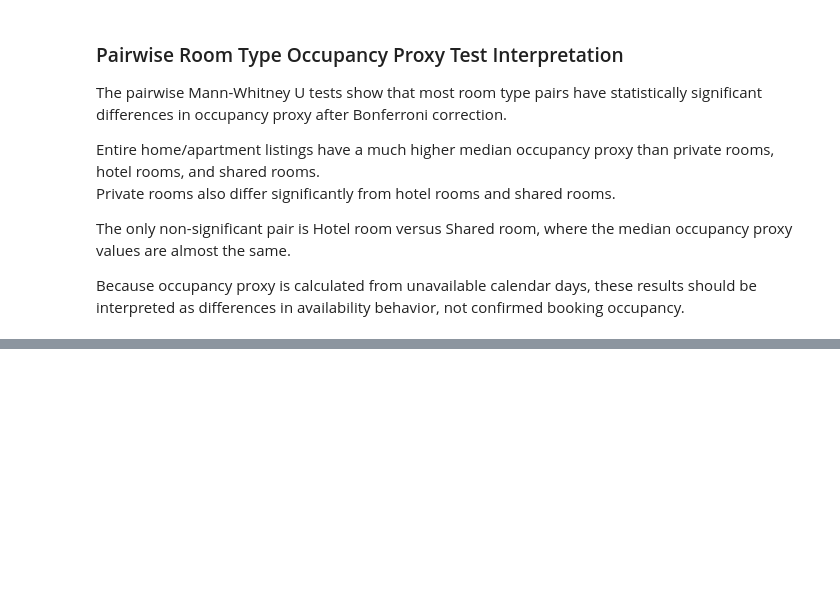
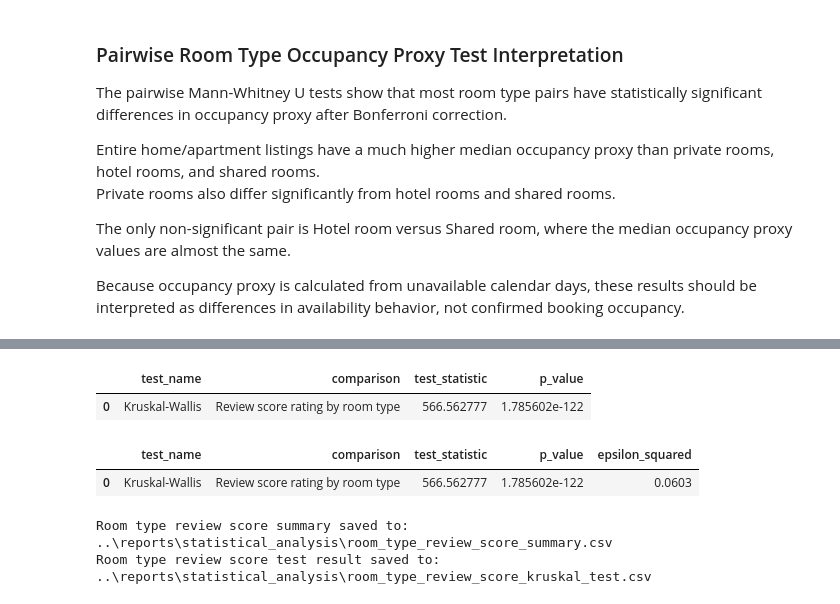
Before and after one commit to Tnadeeja/Inside-Airbnb-Market-Intelligence-Platform-Data-Engineering-Analytics-AI, a Jupyter notebook: notebooks/04_statistical_analysis.ipynb, the cells around one changed output, grey strips where cells are left out. Cells and saved outputs as stored; diff of their text form; code cells hidden in the pictures; blank space fills up the shorter version.

```diff
--- a/notebooks/04_statistical_analysis.ipynb
+++ b/notebooks/04_statistical_analysis.ipynb
@@ -713,0 +760,52 @@ Because occupancy proxy is calculated from unavailable calendar days, these resu
+# %%
+room_type_review_score_groups = []
+
+for room_type in review_score_room_type_df["room_type"].dropna().unique():
+    group_values = review_score_room_type_df[
+        review_score_room_type_df["room_type"] == room_type
+    ]["review_scores_rating"].dropna()
+
+    room_type_review_score_groups.append(group_values)
+
+review_score_kruskal_statistic, review_score_kruskal_p_value = stats.kruskal(
+    *room_type_review_score_groups
+)
+
+room_type_review_score_test_result = pd.DataFrame({
+    "test_name": ["Kruskal-Wallis"],
+    "comparison": ["Review score rating by room type"],
+    "test_statistic": [review_score_kruskal_statistic],
+    "p_value": [review_score_kruskal_p_value]
+})
+
+room_type_review_score_test_result
+# %% [output]
+|  | test_name | comparison | test_statistic | p_value |
+| 0 | Kruskal-Wallis | Review score rating by room type | 566.562777 | 1.785602e-122 |
+# %%
+n = len(review_score_room_type_df)
+k = review_score_room_type_df["room_type"].nunique()
+
+review_score_epsilon_squared = (review_score_kruskal_statistic - k + 1) / (n - k)
+
+room_type_review_score_test_result["epsilon_squared"] = round(
+    review_score_epsilon_squared,
+    4
+)
+
+room_type_review_score_test_result
+# %% [output]
+|  | test_name | comparison | test_statistic | p_value | epsilon_squared |
+| 0 | Kruskal-Wallis | Review score rating by room type | 566.562777 | 1.785602e-122 | 0.0603 |
+# %%
+room_type_review_score_summary_output_path = STAT_REPORTS_PATH / "room_type_review_score_summary.csv"
+room_type_review_score_test_output_path = STAT_REPORTS_PATH / "room_type_review_score_kruskal_test.csv"
+
+room_type_review_score_summary.to_csv(room_type_review_score_summary_output_path, index=False)
+room_type_review_score_test_result.to_csv(room_type_review_score_test_output_path, index=False)
+
+print(f"Room type review score summary saved to: {room_type_review_score_summary_output_path}")
+print(f"Room type review score test result saved to: {room_type_review_score_test_output_path}")
+# %% [output]
+Room type review score summary saved to: ..\reports\statistical_analysis\room_type_review_score_summary.csv
+Room type review score test result saved to: ..\reports\statistical_analysis\room_type_review_score_kruskal_test.csv
```
Also changed, not shown: parts of 7 cells of this notebook, 3 other files.
